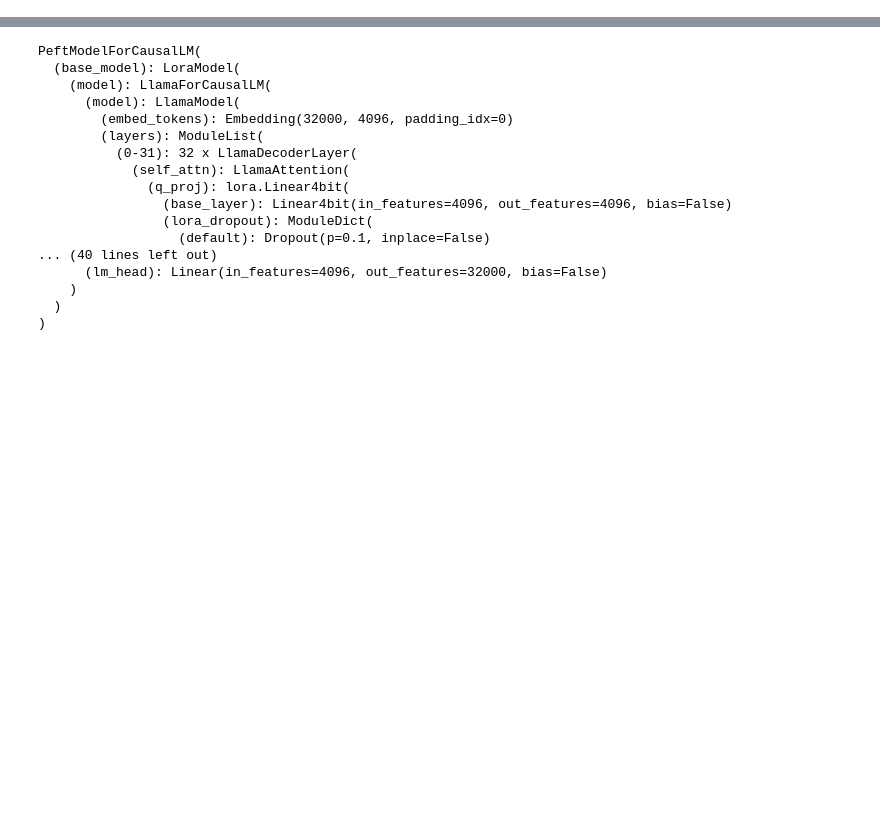
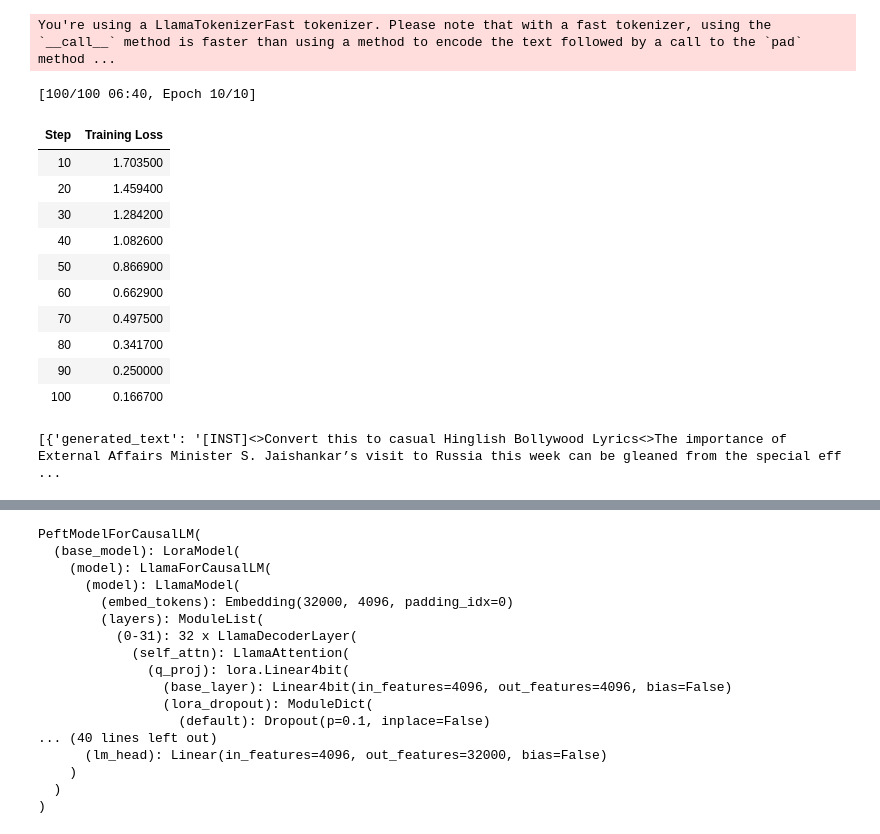
Before and after one commit to karandomguy/TuneNews, a Jupyter notebook: TuneNews.ipynb, the cells around one changed output, grey strips where cells are left out. Cells and saved outputs as stored; diff of their text form; code cells hidden in the pictures; blank space fills up the shorter version.

```diff
--- a/TuneNews.ipynb
+++ b/TuneNews.ipynb
@@ -107,0 +129,67 @@ training_arguments = TrainingArguments(
+# %%
+# Load LLaMA tokenizer
+tokenizer = AutoTokenizer.from_pretrained(model_name, trust_remote_code=True, use_auth_token="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")
+tokenizer.pad_token = tokenizer.eos_token
+tokenizer.padding_side = "right" # Fix weird overflow issue with fp16 training
+
+# Load LoRA configuration
+peft_config = LoraConfig(
+    lora_alpha=lora_alpha,
+    lora_dropout=lora_dropout,
+    r=lora_r,
+    bias="none",
+    task_type="CAUSAL_LM",
+)
+# %%
+# Set training parameters
+training_arguments = TrainingArguments(
+    output_dir=output_dir,
+    num_train_epochs=num_train_epochs,
+    per_device_train_batch_size=per_device_train_batch_size,
+    gradient_accumulation_steps=gradient_accumulation_steps,
+    optim=optim,
+    save_steps=save_steps,
+    logging_steps=logging_steps,
+    learning_rate=learning_rate,
+    weight_decay=weight_decay,
+    fp16=fp16,
+    bf16=bf16,
+    max_grad_norm=max_grad_norm,
+    max_steps=max_steps,
+    warmup_ratio=warmup_ratio,
+    group_by_length=group_by_length,
+    lr_scheduler_type=lr_scheduler_type,
+    report_to="tensorboard"
+)
+
+# Set supervised fine-tuning parameters
+trainer = SFTTrainer(
+    model=model,
+    train_dataset=dataset,
+    peft_config=peft_config,
+    dataset_text_field="text",
+    max_seq_length=max_seq_length,
+    tokenizer=tokenizer,
+    args=training_arguments,
+    packing=packing,
+)
+
+# Train model
+trainer.train()
+
+# Save trained model
+trainer.model.save_pretrained(new_model)
+# %% [output]
+You're using a LlamaTokenizerFast tokenizer. Please note that with a fast tokenizer, using the `__call__` method is faster than using a method to encode the text followed by a call to the `pad` method ...
+[100/100 06:40, Epoch 10/10]
+| Step | Training Loss |
+| 10 | 1.703500 |
+| 20 | 1.459400 |
+| 30 | 1.284200 |
+| 40 | 1.082600 |
+| 50 | 0.866900 |
+| 60 | 0.662900 |
+| 70 | 0.497500 |
+| 80 | 0.341700 |
+| 90 | 0.250000 |
+| 100 | 0.166700 |
@@ -108,3 +199,7 @@ training_arguments = TrainingArguments(
+# %%
+result
+# %% [output]
+[{'generated_text': '[INST]<>Convert this to casual Hinglish Bollywood Lyrics<>The importance of External Affairs Minister S. Jaishankar’s visit to Russia this week can be gleaned from the special eff ...
 # %%
 from trl import SFTTrainer
 
```
Also changed, not shown: parts of 17 cells of this notebook.
